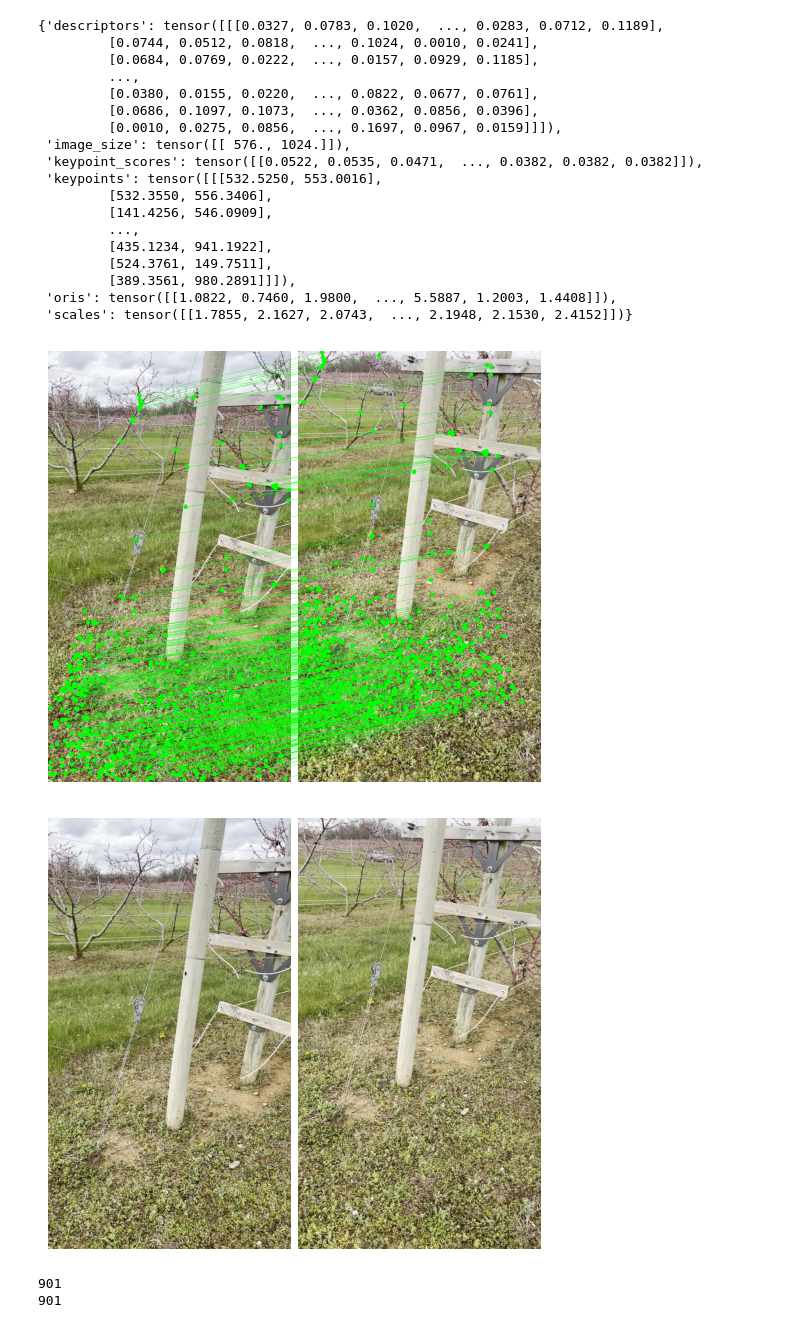
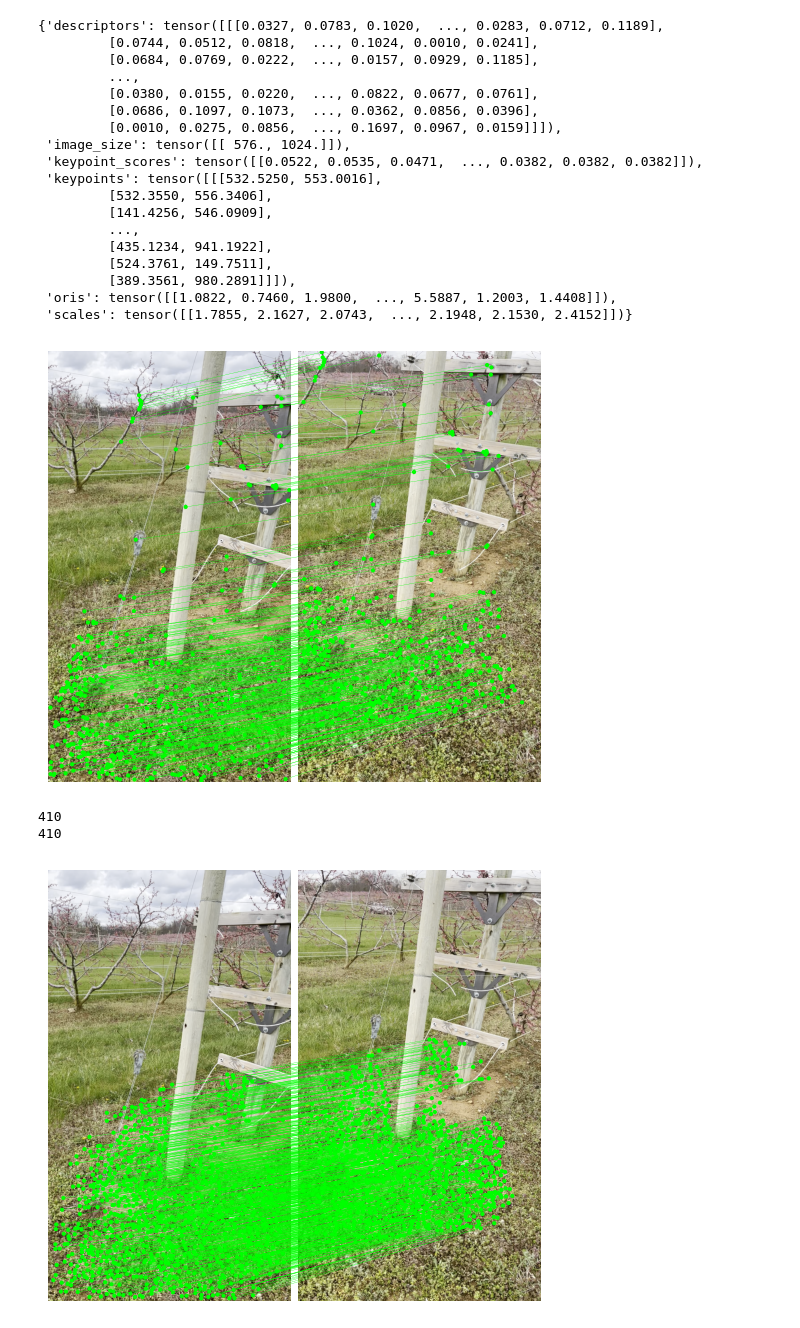
Before and after one commit to arunimaCh29/Image_matching_3d, a Jupyter notebook: lightglue.ipynb, the cells around one changed output. Saved outputs shown, nothing was run; the diff lists cells and outputs as text; code cells hidden in the pictures.

Commit message:
Added code for generation of lightglue plots

```diff
--- a/lightglue.ipynb
+++ b/lightglue.ipynb
@@ -71,8 +71,8 @@ points1 = points[1]  # coordinates in img1, shape (K,2)
 axes = viz2d.plot_images([imgL, imgR])
 viz2d.plot_matches(points0, points1, color='lime', lw=0.2)
 
-kpc0, kpc1 = viz2d.cm_prune(matches01['prune0']), viz2d.cm_prune(matches01['prune1'])
-viz2d.plot_images([imgL, imgR])
+#kpc0, kpc1 = viz2d.cm_prune(matches01['prune0']), viz2d.cm_prune(matches01['prune1'])
+#viz2d.plot_images([imgL, imgR])
 #viz2d.plot_keypoints([kpts0, kpts1], colors=[kpc0, kpc1], ps=10)
 
 #import matplotlib.image as mpimg
@@ -86,14 +86,25 @@ viz2d.plot_images([imgL, imgR])
 #plt.show()
 # %% [output]
 [figure]
-[figure, removed]
 # %%
 feats0 = get_DISK_features('.\\data\\train\\amy_gardens\\peach_0004.png')
 feats1 = get_DISK_features('.\\data\\train\\amy_gardens\\peach_0008.png')
-points0, points1 = match_features(image0_features=feats0, image1_features=feats1, descriptor='disk')
+points = match_features(image0_features=feats0, image1_features=feats1, descriptor='disk')
 
 print(len(points0))
 print(len(points1))
 # %% [output]
-901
-901
+410
+410
+# %%
+matches01 = points[2]
+kpts0 = feats0["keypoints"]
+kpts1 = feats1["keypoints"]
+matches = points  # indices with shape (K,2)
+points0 = points[0]  # coordinates in img0, shape (K,2)
+points1 = points[1]  # coordinates in img1, shape (K,2)
+
+axes = viz2d.plot_images([imgL, imgR])
+viz2d.plot_matches(points0, points1, color='lime', lw=0.2)
+# %% [output]
+[figure, added]
```
Also changed, not shown: 2 other files.
